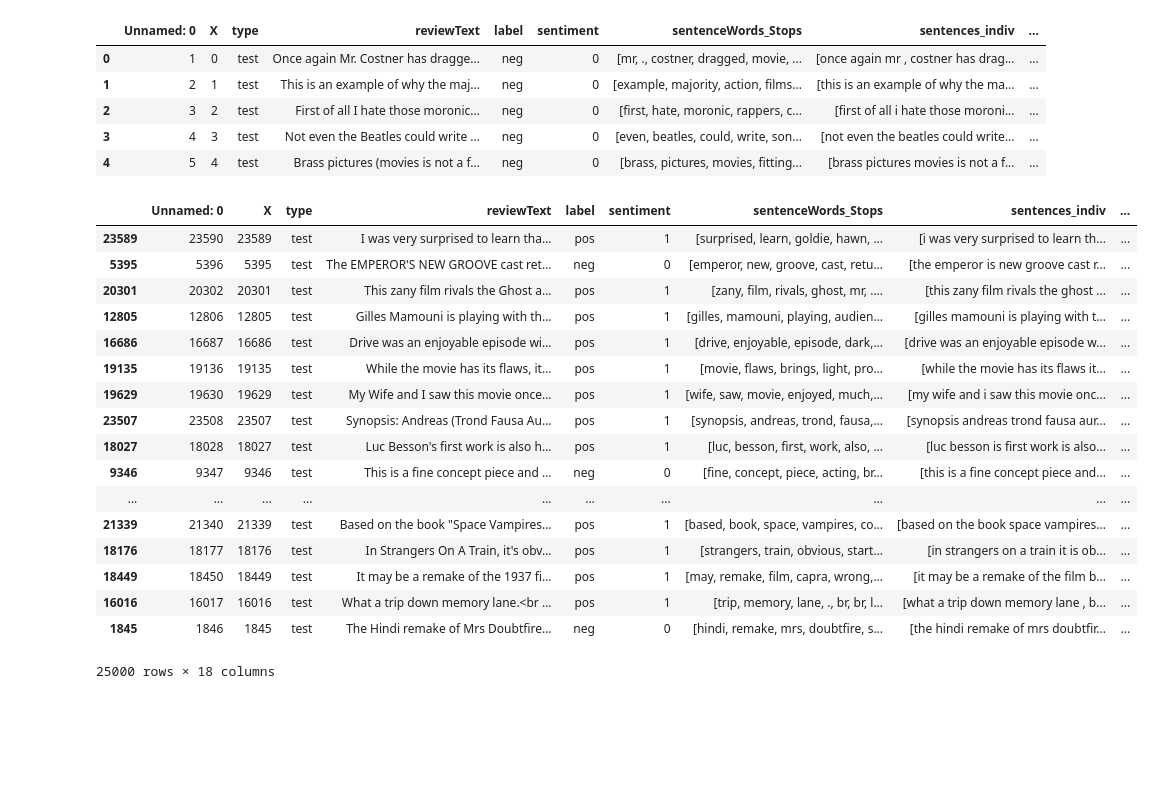
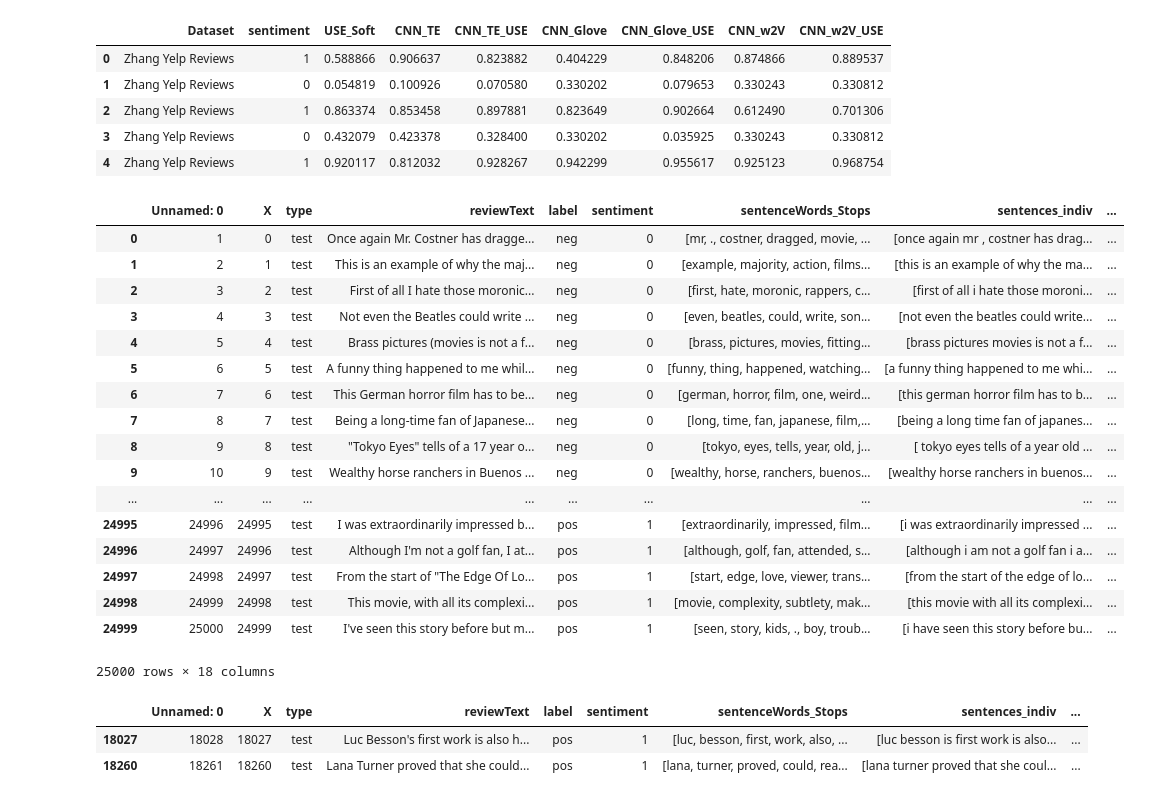
Before and after one commit to lance-miles/w266FinalProject-Amazon, a Jupyter notebook: Notebook/Amazon Reviews - Error Analysis.ipynb, the cells around one changed output. Drawn from its saved outputs; the diff is of its cells as text; code cells hidden in the pictures; blank space fills up the shorter version.

```diff
--- a/Notebook/Amazon Reviews - Error Analysis.ipynb
+++ b/Notebook/Amazon Reviews - Error Analysis.ipynb
@@ -1,9 +1,27 @@
 # %%
 import pandas as pd
 import numpy as np
-pd.options.display.max_colwidth = 1000
+pd.options.display.max_colwidth = 2000
 # %%
 zhang_yelp_reviews = pd.read_pickle('../../yelp_zhang_test_predictions.pkl')
 yelp_reviews = pd.read_pickle('../../yelp_test_predictions.pkl')
 twitter_sent140 = pd.read_pickle('../../twitter_sent140_test_predictions.pkl')
 imdb_reviews = pd.read_pickle('../../imdb_test_predictions.pkl')
+# %%
+zhang_yelp_reviews['Dataset'] = 'Zhang Yelp Reviews'
+yelp_reviews['Dataset'] = 'Yelp Reviews'
+twitter_sent140['Dataset'] = 'Twitter'
+imdb_reviews['Dataset'] = 'IMDB Reviews'
+# %%
+sentiment_df = pd.concat([zhang_yelp_reviews, yelp_reviews, twitter_sent140, imdb_reviews], axis=0, sort=True)
+
+sentiment_df = sentiment_df[['Dataset','sentiment','USE_Soft','CNN_TE','CNN_TE_USE','CNN_Glove','CNN_Glove_USE','CNN_w2V','CNN_w2V_USE']]
+sentiment_df.head()
+sentiment_df.to_csv('../../sentiment_df.csv')
+# %% [output]
+|  | Dataset | sentiment | USE_Soft | CNN_TE | CNN_TE_USE | CNN_Glove | CNN_Glove_USE | CNN_w2V | CNN_w2V_USE |
+| 0 | Zhang Yelp Reviews | 1 | 0.588866 | 0.906637 | 0.823882 | 0.404229 | 0.848206 | 0.874866 | 0.889537 |
+| 1 | Zhang Yelp Reviews | 0 | 0.054819 | 0.100926 | 0.070580 | 0.330202 | 0.079653 | 0.330243 | 0.330812 |
+| 2 | Zhang Yelp Reviews | 1 | 0.863374 | 0.853458 | 0.897881 | 0.823649 | 0.902664 | 0.612490 | 0.701306 |
+| 3 | Zhang Yelp Reviews | 0 | 0.432079 | 0.423378 | 0.328400 | 0.330202 | 0.035925 | 0.330243 | 0.330812 |
+| 4 | Zhang Yelp Reviews | 1 | 0.920117 | 0.812032 | 0.928267 | 0.942299 | 0.955617 | 0.925123 | 0.968754 |
@@ -10,5 +31,5 @@ imdb_reviews = pd.read_pickle('../../imdb_test_predictions.pkl')
 # %%
-imdb_reviews.head()
+imdb_reviews
 # %% [output]
 |  | Unnamed: 0 | X | type | reviewText | label | sentiment | sentenceWords_Stops | sentences_indiv | ... |
 | 0 | 1 | 0 | test | Once again Mr. Costner has dragge... | neg | 0 | [mr, ., costner, dragged, movie, ... | [once again mr , costner has drag... | ... |
@@ -16,25 +37,23 @@ imdb_reviews.head()
 | 2 | 3 | 2 | test | First of all I hate those moronic... | neg | 0 | [first, hate, moronic, rappers, c... | [first of all i hate those moroni... | ... |
 | 3 | 4 | 3 | test | Not even the Beatles could write ... | neg | 0 | [even, beatles, could, write, son... | [not even the beatles could write... | ... |
 | 4 | 5 | 4 | test | Brass pictures (movies is not a f... | neg | 0 | [brass, pictures, movies, fitting... | [brass pictures movies is not a f... | ... |
+| 5 | 6 | 5 | test | A funny thing happened to me whil... | neg | 0 | [funny, thing, happened, watching... | [a funny thing happened to me whi... | ... |
+| 6 | 7 | 6 | test | This German horror film has to be... | neg | 0 | [german, horror, film, one, weird... | [this german horror film has to b... | ... |
+| 7 | 8 | 7 | test | Being a long-time fan of Japanese... | neg | 0 | [long, time, fan, japanese, film,... | [being a long time fan of japanes... | ... |
+| 8 | 9 | 8 | test | "Tokyo Eyes" tells of a 17 year o... | neg | 0 | [tokyo, eyes, tells, year, old, j... | [ tokyo eyes tells of a year old ... | ... |
+| 9 | 10 | 9 | test | Wealthy horse ranchers in Buenos ... | neg | 0 | [wealthy, horse, ranchers, buenos... | [wealthy horse ranchers in buenos... | ... |
+| ... | ... | ... | ... | ... | ... | ... | ... | ... | ... |
+| 24995 | 24996 | 24995 | test | I was extraordinarily impressed b... | pos | 1 | [extraordinarily, impressed, film... | [i was extraordinarily impressed ... | ... |
+| 24996 | 24997 | 24996 | test | Although I'm not a golf fan, I at... | pos | 1 | [although, golf, fan, attended, s... | [although i am not a golf fan i a... | ... |
+| 24997 | 24998 | 24997 | test | From the start of "The Edge Of Lo... | pos | 1 | [start, edge, love, viewer, trans... | [from the start of the edge of lo... | ... |
+| 24998 | 24999 | 24998 | test | This movie, with all its complexi... | pos | 1 | [movie, complexity, subtlety, mak... | [this movie with all its complexi... | ... |
+| 24999 | 25000 | 24999 | test | I've seen this story before but m... | pos | 1 | [seen, story, kids, ., boy, troub... | [i have seen this story before bu... | ... |
+25000 rows × 18 columns
 # %%
 imdb_reviews['w2V_diff'] = imdb_reviews['CNN_w2V'] - imdb_reviews['CNN_w2V_USE']
-imdb_reviews.sort_values(by=['w2V_diff'])
+df = imdb_reviews.sort_values(by=['w2V_diff'])
+df[(df['X'] == 18260) | (df['X'] == 18027)]
 # %% [output]
 |  | Unnamed: 0 | X | type | reviewText | label | sentiment | sentenceWords_Stops | sentences_indiv | ... |
-| 23589 | 23590 | 23589 | test | I was very surprised to learn tha... | pos | 1 | [surprised, learn, goldie, hawn, ... | [i was very surprised to learn th... | ... |
-| 5395 | 5396 | 5395 | test | The EMPEROR'S NEW GROOVE cast ret... | neg | 0 | [emperor, new, groove, cast, retu... | [the emperor is new groove cast r... | ... |
-| 20301 | 20302 | 20301 | test | This zany film rivals the Ghost a... | pos | 1 | [zany, film, rivals, ghost, mr, .... | [this zany film rivals the ghost ... | ... |
-| 12805 | 12806 | 12805 | test | Gilles Mamouni is playing with th... | pos | 1 | [gilles, mamouni, playing, audien... | [gilles mamouni is playing with t... | ... |
-| 16686 | 16687 | 16686 | test | Drive was an enjoyable episode wi... | pos | 1 | [drive, enjoyable, episode, dark,... | [drive was an enjoyable episode w... | ... |
-| 19135 | 19136 | 19135 | test | While the movie has its flaws, it... | pos | 1 | [movie, flaws, brings, light, pro... | [while the movie has its flaws it... | ... |
-| 19629 | 19630 | 19629 | test | My Wife and I saw this movie once... | pos | 1 | [wife, saw, movie, enjoyed, much,... | [my wife and i saw this movie onc... | ... |
-| 23507 | 23508 | 23507 | test | Synopsis: Andreas (Trond Fausa Au... | pos | 1 | [synopsis, andreas, trond, fausa,... | [synopsis andreas trond fausa aur... | ... |
 | 18027 | 18028 | 18027 | test | Luc Besson's first work is also h... | pos | 1 | [luc, besson, first, work, also, ... | [luc besson is first work is also... | ... |
-| 9346 | 9347 | 9346 | test | This is a fine concept piece and ... | neg | 0 | [fine, concept, piece, acting, br... | [this is a fine concept piece and... | ... |
-| ... | ... | ... | ... | ... | ... | ... | ... | ... | ... |
-| 21339 | 21340 | 21339 | test | Based on the book "Space Vampires... | pos | 1 | [based, book, space, vampires, co... | [based on the book space vampires... | ... |
-| 18176 | 18177 | 18176 | test | In Strangers On A Train, it's obv... | pos | 1 | [strangers, train, obvious, start... | [in strangers on a train it is ob... | ... |
-| 18449 | 18450 | 18449 | test | It may be a remake of the 1937 fi... | pos | 1 | [may, remake, film, capra, wrong,... | [it may be a remake of the film b... | ... |
-| 16016 | 16017 | 16016 | test | What a trip down memory lane.<br ... | pos | 1 | [trip, memory, lane, ., br, br, l... | [what a trip down memory lane , b... | ... |
-| 1845 | 1846 | 1845 | test | The Hindi remake of Mrs Doubtfire... | neg | 0 | [hindi, remake, mrs, doubtfire, s... | [the hindi remake of mrs doubtfir... | ... |
+| 18260 | 18261 | 18260 | test | Lana Turner proved that she could... | pos | 1 | [lana, turner, proved, could, rea... | [lana turner proved that she coul... | ... |
-25000 rows × 18 columns
```
Also changed, not shown: parts of 3 cells of this notebook.
